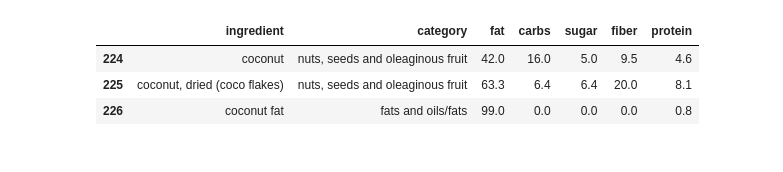
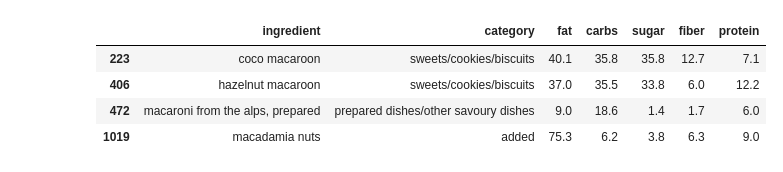
Before and after one commit to fabiangunzinger/food-tracker, a Jupyter notebook: dashboard.ipynb, the cells around one changed output. Drawn from its saved outputs; the diff is of its cells as text; code cells hidden in the pictures.

```diff
--- a/dashboard.ipynb
+++ b/dashboard.ipynb
@@ -17,8 +14,18 @@ The autoreload extension is already loaded. To reload it, use:
-# %%
-foods = read_database()
-find_item('coconut', foods)
-# %% [output]
-|  | ingredient | category | fat | carbs | sugar | fiber | protein |
-| 224 | coconut | nuts, seeds and oleaginous fruit | 42.0 | 16.0 | 5.0 | 9.5 | 4.6 |
-| 225 | coconut, dried (coco flakes) | nuts, seeds and oleaginous fruit | 63.3 | 6.4 | 6.4 | 20.0 | 8.1 |
-| 226 | coconut fat | fats and oils/fats | 99.0 | 0.0 | 0.0 | 0.0 | 0.8 |
+# %%
+new_foods = {
+    'almond butter': ['pip & nut almont butter', 'added', 54, 7.5, 4.6, np.nan , 27],
+    'macadamias': ['macadamia nuts', 'added', 75.3, 6.2, 3.8, 6.3, 9.0],
+}
+cols = foods.columns
+new_foods_df = pd.DataFrame(new_foods.values(), columns=cols)
+
+foods = read_database()
+foods = foods.append(new_foods_df, ignore_index=True)
+
+find_item('maca', foods)
+# %% [output]
+|  | ingredient | category | fat | carbs | sugar | fiber | protein |
+| 223 | coco macaroon | sweets/cookies/biscuits | 40.1 | 35.8 | 35.8 | 12.7 | 7.1 |
+| 406 | hazelnut macaroon | sweets/cookies/biscuits | 37.0 | 35.5 | 33.8 | 6.0 | 12.2 |
+| 472 | macaroni from the alps, prepared | prepared dishes/other savoury dishes | 9.0 | 18.6 | 1.4 | 1.7 | 6.0 |
+| 1019 | macadamia nuts | added | 75.3 | 6.2 | 3.8 | 6.3 | 9.0 |
```
Also changed, not shown: parts of 3 cells of this notebook.
